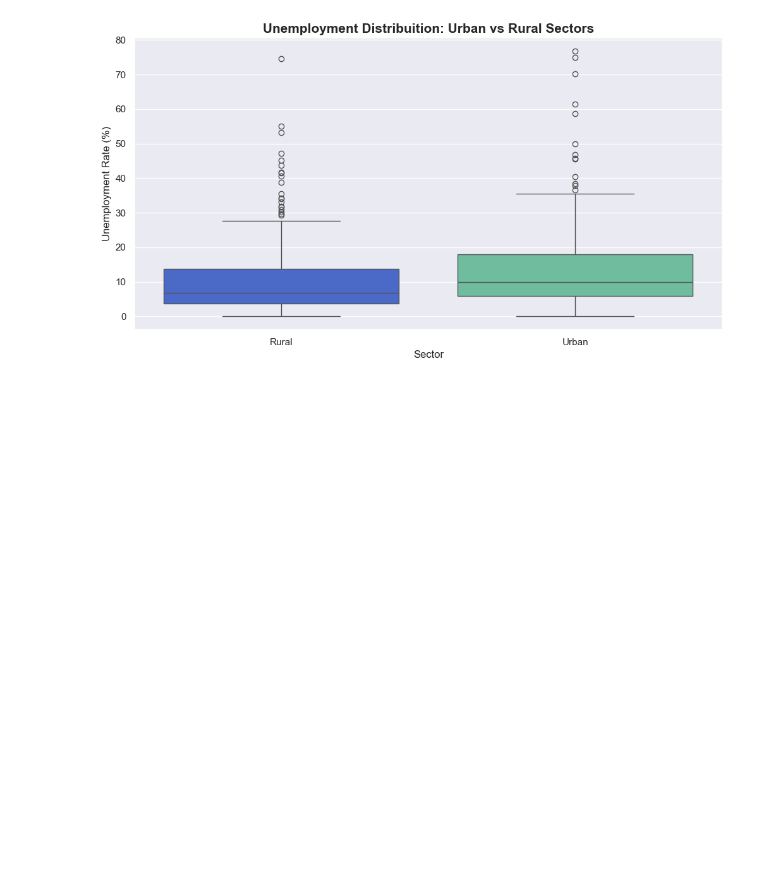
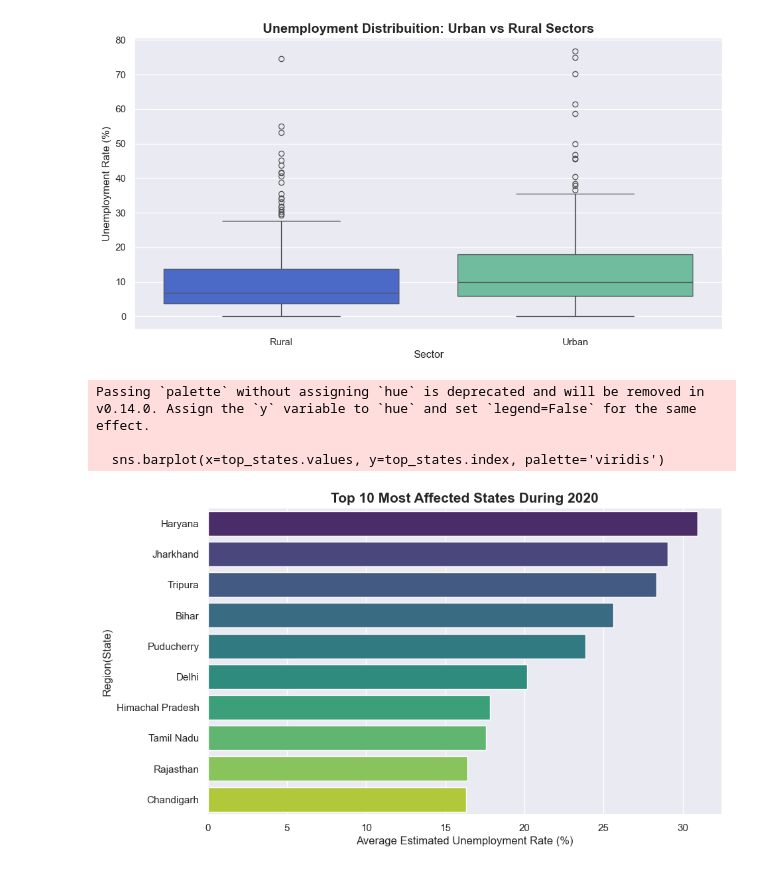
Before and after one commit to sudiptosaha5002-lang/CodeAlpha_UnemploymentAnalysiswithPython, a Jupyter notebook: Unemployment_Analysis.ipynb, the cells around one changed output. Saved outputs shown, nothing was run; the diff lists cells and outputs as text; code cells hidden in the pictures; blank space fills up the shorter version.

Commit message:
Identifying High-Risk Region Data

```diff
--- a/Unemployment_Analysis.ipynb
+++ b/Unemployment_Analysis.ipynb
@@ -71,3 +71,17 @@ plt.xlabel('Sector')
 plt.show()
 # %% [output]
 [figure]
+# %%
+df_2020 = df[df['Year'] == 2020]
+top_states=df_2020.groupby('Region')['Estimated Unemployment Rate (%)'].mean().sort_values(ascending=False).head(10)
+plt.figure(figsize=(10,6))
+sns.barplot(x=top_states.values, y=top_states.index, palette='viridis')
+plt.title('Top 10 Most Affected States During 2020', fontsize=15, fontweight='bold')
+plt.xlabel('Average Estimated Unemployment Rate (%)')
+plt.ylabel('Region(State)')
+plt.show()
+# %% [output]
+Passing `palette` without assigning `hue` is deprecated and will be removed in v0.14.0. Assign the `y` variable to `hue` and set `legend=False` for the same effect.
+
+  sns.barplot(x=top_states.values, y=top_states.index, palette='viridis')
+[figure, added]
```
